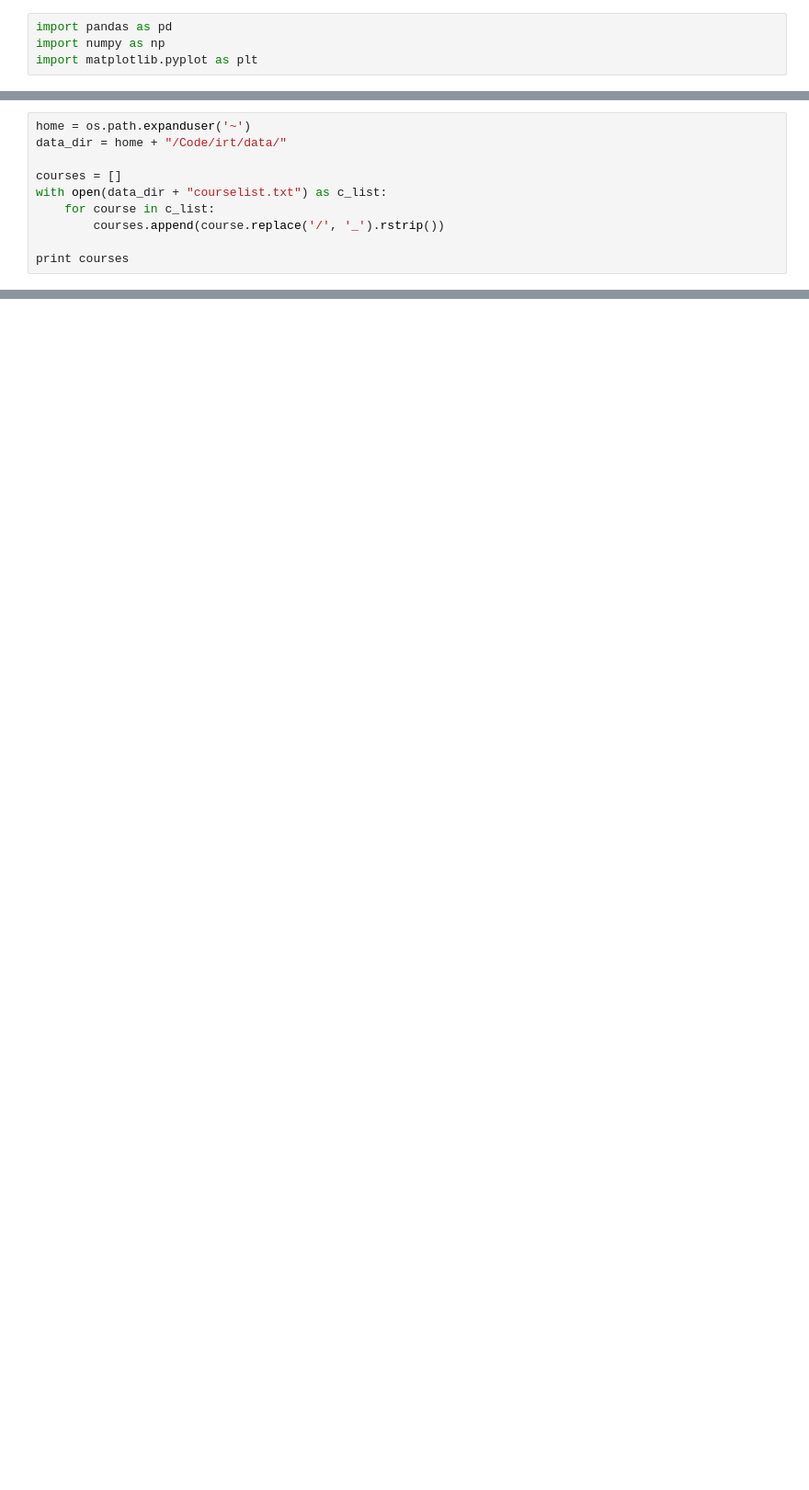
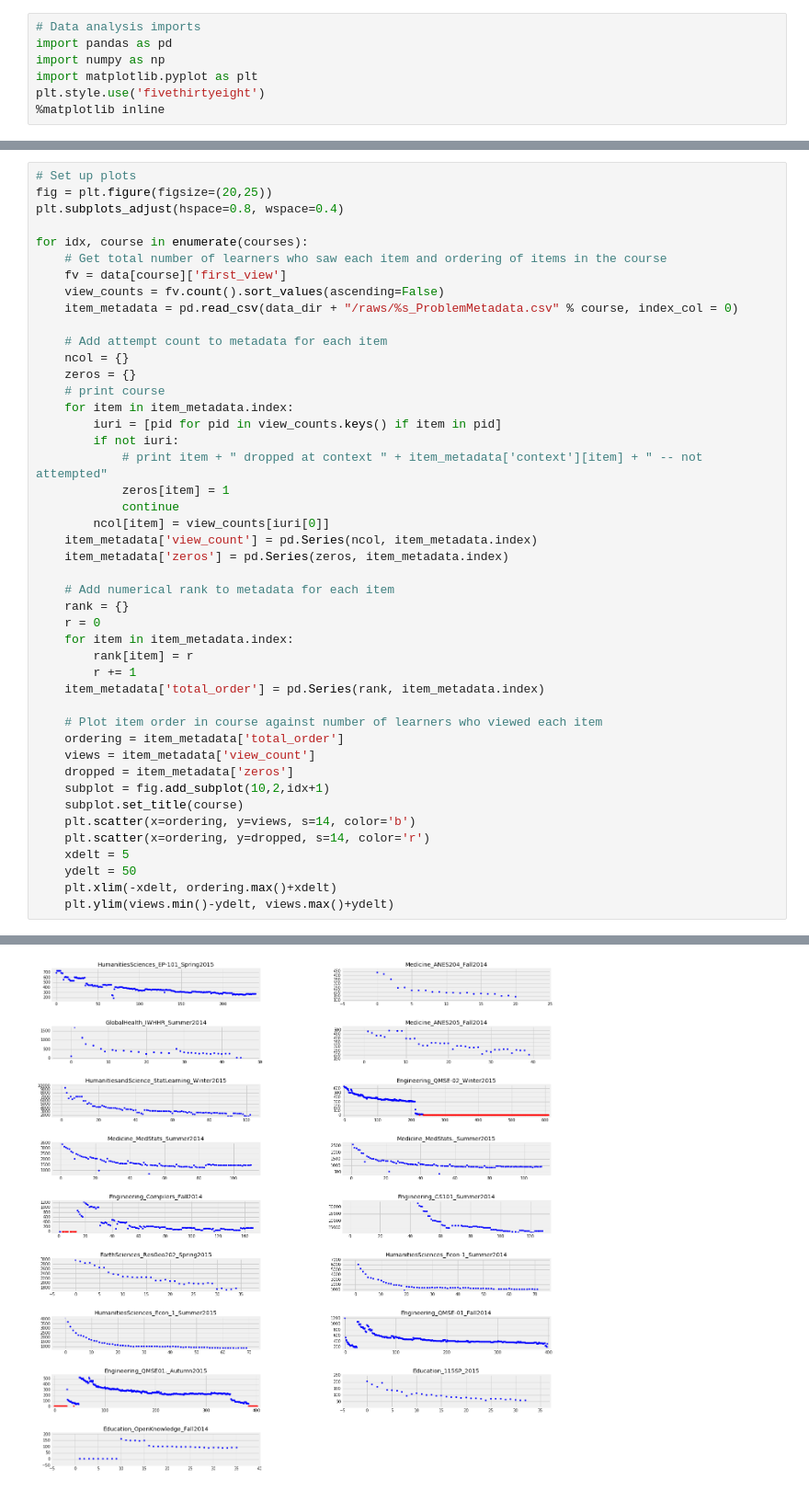
Before and after one commit to atkindel/MOOCs-src, a Jupyter notebook: MOOC-IRT Descriptive Analysis.ipynb, the cells around one changed output, grey strips where cells are left out. Shown: that part at 92% size. Cells and saved outputs as stored; diff of their text form; blank space fills up the shorter version.

Commit message:
Add test 1: plot #learners attempting each item against item order in course

```diff
--- a/MOOC-IRT Descriptive Analysis.ipynb
+++ b/MOOC-IRT Descriptive Analysis.ipynb
@@ -5,4 +7,7 @@ import os
 # %%
+# Data analysis imports
 import pandas as pd
 import numpy as np
 import matplotlib.pyplot as plt
+plt.style.use('fivethirtyeight')
+%matplotlib inline
@@ -11,10 +13,0 @@ Retrieve list of courses.
-# %%
-home = os.path.expanduser('~')
-data_dir = home + "/Code/irt/data/"
-
-courses = []
-with open(data_dir + "courselist.txt") as c_list:
-    for course in c_list:
-        courses.append(course.replace('/', '_').rstrip())
-
-print courses
@@ -25,0 +44,46 @@ measures = ['first_view', 'first_attempt', 'last_attempt', 'time_to_first_attemp
+# %%
+# Set up plots
+fig = plt.figure(figsize=(20,25))
+plt.subplots_adjust(hspace=0.8, wspace=0.4)
+
+for idx, course in enumerate(courses):
+    # Get total number of learners who saw each item and ordering of items in the course
+    fv = data[course]['first_view']
+    view_counts = fv.count().sort_values(ascending=False)
+    item_metadata = pd.read_csv(data_dir + "/raws/%s_ProblemMetadata.csv" % course, index_col = 0)
+
+    # Add attempt count to metadata for each item
+    ncol = {}
+    zeros = {}
+    # print course
+    for item in item_metadata.index:
+        iuri = [pid for pid in view_counts.keys() if item in pid]
+        if not iuri:
+            # print item + " dropped at context " + item_metadata['context'][item] + " -- not attempted"
+            zeros[item] = 1
+            continue
+        ncol[item] = view_counts[iuri[0]]
+    item_metadata['view_count'] = pd.Series(ncol, item_metadata.index)
+    item_metadata['zeros'] = pd.Series(zeros, item_metadata.index)
+
+    # Add numerical rank to metadata for each item
+    rank = {}
+    r = 0
+    for item in item_metadata.index:
+        rank[item] = r
+        r += 1
+    item_metadata['total_order'] = pd.Series(rank, item_metadata.index)
+
+    # Plot item order in course against number of learners who viewed each item
+    ordering = item_metadata['total_order']
+    views = item_metadata['view_count']
+    dropped = item_metadata['zeros']
+    subplot = fig.add_subplot(10,2,idx+1)
+    subplot.set_title(course)
+    plt.scatter(x=ordering, y=views, s=14, color='b')
+    plt.scatter(x=ordering, y=dropped, s=14, color='r')
+    xdelt = 5
+    ydelt = 50
+    plt.xlim(-xdelt, ordering.max()+xdelt)
+    plt.ylim(views.min()-ydelt, views.max()+ydelt)
+# %% [output]
@@ -25,0 +107 @@ measures = ['first_view', 'first_attempt', 'last_attempt', 'time_to_first_attemp
+[figure, added]
```
Also changed, not shown: parts of 10 cells of this notebook.
